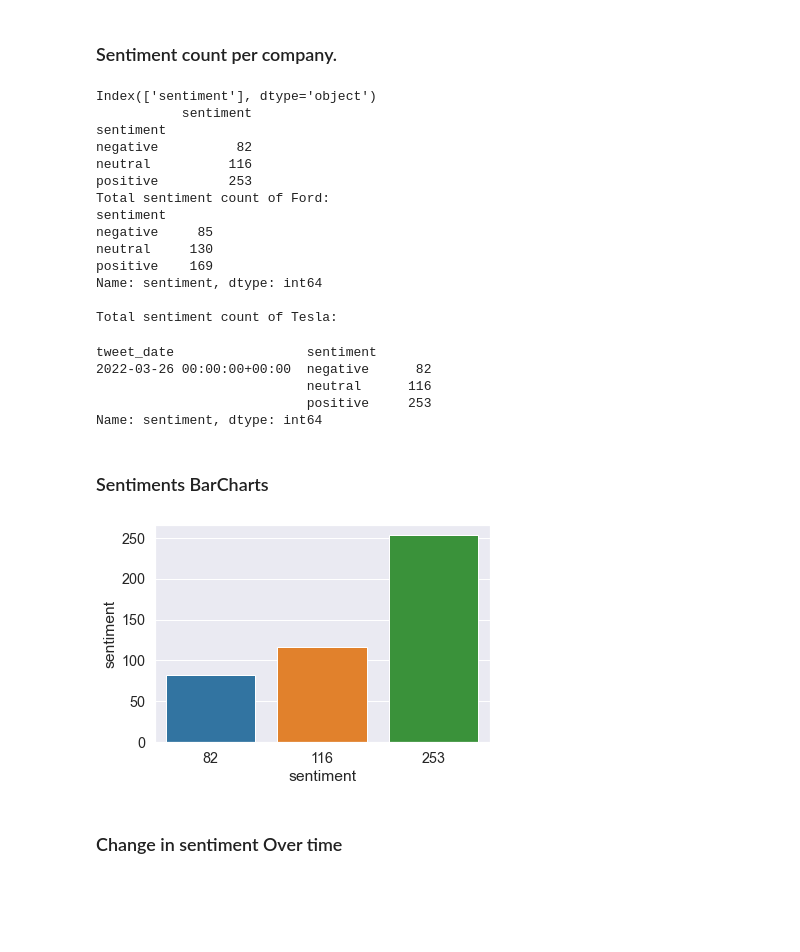
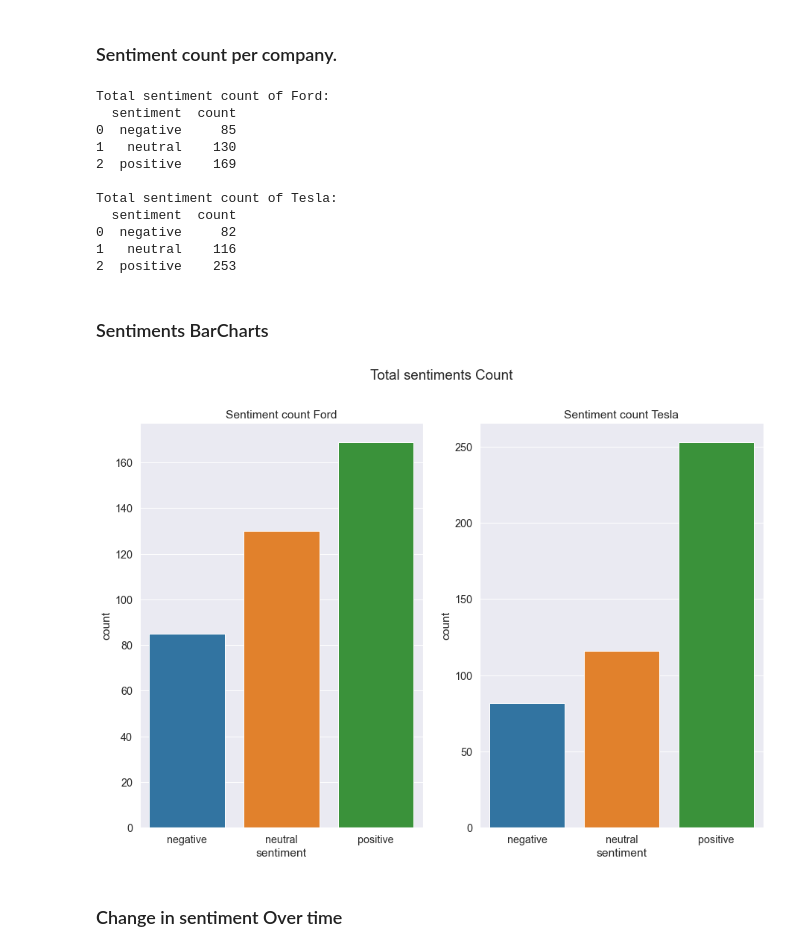
Before and after one commit to MestreD/NLP_Task, a Jupyter notebook: NLP_Task.ipynb, the cells around one changed output. Drawn from its saved outputs; the diff is of its cells as text; code cells hidden in the pictures; blank space fills up the shorter version.

```diff
--- a/NLP_Task.ipynb
+++ b/NLP_Task.ipynb
@@ -21,6 +21,7 @@ from collections import Counter
 nltk.download('wordnet')
 nltk.download('omw-1.4')
 stop_words = stopwords.words('english')
+custom_stopwords = ["Tesla", "Ford", "tesla", "ford"]
 normalizer = WordNetLemmatizer()
 #Library to count words
 from collections import Counter
@@ -31,6 +32,8 @@ import nltk
 nltk.download('vader_lexicon')
 from nltk.sentiment import SentimentIntensityAnalyzer
 sia = SentimentIntensityAnalyzer()
+#Another Library to perfom sentiment analisis.
+from textblob import Word, TextBlob
 # %% [output]
 [nltk_data] Downloading package wordnet to
 [nltk_data]     /Users/macbookair/nltk_data...
@@ -184,8 +218,8 @@ ford_wordcloud = wordcloud(ford_preprocess)
 ### Finding the sentiment of each tweet using nltk SentimentIntensityAnalyzer
 # %%
 # In this case we just need to clean the data and create a new column with it.
-tesla["clean_tweet"] = tesla["tweets"].apply(clean_text)
-ford["clean_tweet"] = ford["tweets"].apply(clean_text)
+tesla["clean_tweet"] = tesla["tweets"].apply(lambda x: clean_text(x, custom_stopwords))
+ford["clean_tweet"] = ford["tweets"].apply(lambda x: clean_text(x, custom_stopwords))
 # Now we can apply the sentiment function and create a new column with it.
 tesla["sentiment"] = tesla["clean_tweet"].apply(sentiment)
 ford["sentiment"] = ford["clean_tweet"].apply(sentiment)
@@ -213,49 +247,56 @@ print(tesla.tail())
 ### Sentiment count per company.
 # %%
 # Total sentiment count
-total_tesla_sentiment_count =  tesla.groupby('sentiment')['sentiment'].count()
-df = total_tesla_sentiment_count.to_frame()
-print(df.columns)
-#df = pd.DataFrame(total_tesla_sentiment_count, columns=("tweet_date", "sentiment", "count"))
-print(df)
-#total_ford_sentiment_count =  ford.groupby('sentiment')['sentiment'].count()
+sentiment_count_tesla =  tesla.groupby('sentiment')['sentiment'].count()
+sentiment_count_ford =  ford.groupby('sentiment')['sentiment'].count()
+#Creating a df with that count to plot later.
+total_sentiments_tesla = sentiment_count_tesla.to_frame()
+total_sentiments_tesla.rename(columns={"sentiment":"count"}, inplace=True)
+total_sentiments_tesla.reset_index(inplace=True)
+
+total_sentiments_ford = sentiment_count_ford.to_frame()
+total_sentiments_ford.rename(columns={"sentiment":"count"}, inplace=True)
+total_sentiments_ford.reset_index(inplace=True)
+
 print("Total sentiment count of Ford:")
-print(total_ford_sentiment_count)
+print(total_sentiments_ford)
 print("\nTotal sentiment count of Tesla: ")
-#total_tesla_sentiment_count
+print(total_sentiments_tesla)
+
 # Sentiment count by day
 day_tesla_sentiment_count = tesla.groupby([pd.Grouper(key='tweet_date', axis=0,
                       freq='D', sort=True), "sentiment"])['sentiment'].count()
 day_ford_sentiment_count = ford.groupby([pd.Grouper(key='tweet_date', axis=0,
                       freq='D', sort=True), "sentiment"])['sentiment'].count()
-day_tesla_sentiment_count
+#day_tesla_sentiment_count
 # %% [output]
-Index(['sentiment'], dtype='object')
-           sentiment
-sentiment
-negative          82
-neutral          116
-positive         253
 Total sentiment count of Ford:
-sentiment
-negative     85
-neutral     130
-positive    169
-Name: sentiment, dtype: int64
+  sentiment  count
+0  negative     85
+1   neutral    130
+2  positive    169
 
 Total sentiment count of Tesla:
+  sentiment  count
+0  negative     82
+1   neutral    116
+2  positive    253
-tweet_date                 sentiment
-2022-03-26 00:00:00+00:00  negative      82
-                           neutral      116
-                           positive     253
-Name: sentiment, dtype: int64
 # %% [markdown]
 ### Sentiments BarCharts
 # %%
-sns.barplot(x="sentiment", y="sentiment", data=df)
+# Convetir en una funcion.
+
+plt.figure(figsize=(15,10))
+plt.suptitle("Total sentiments Count")
+plt.subplot(1,2,1)
+plt.title("Sentiment count Ford")
+sns.barplot(x="sentiment", y="count", data=total_sentiments_ford)
+plt.subplot(1,2,2)
+plt.title("Sentiment count Tesla")
+sns.barplot(x="sentiment", y="count", data=total_sentiments_tesla)
 plt.show()
 # %% [output]
-[figure, old version]
+[figure, new version]
 # %% [markdown]
 ### Change in sentiment Over time
 # %%
```
Also changed, not shown: parts of 5 cells of this notebook.
